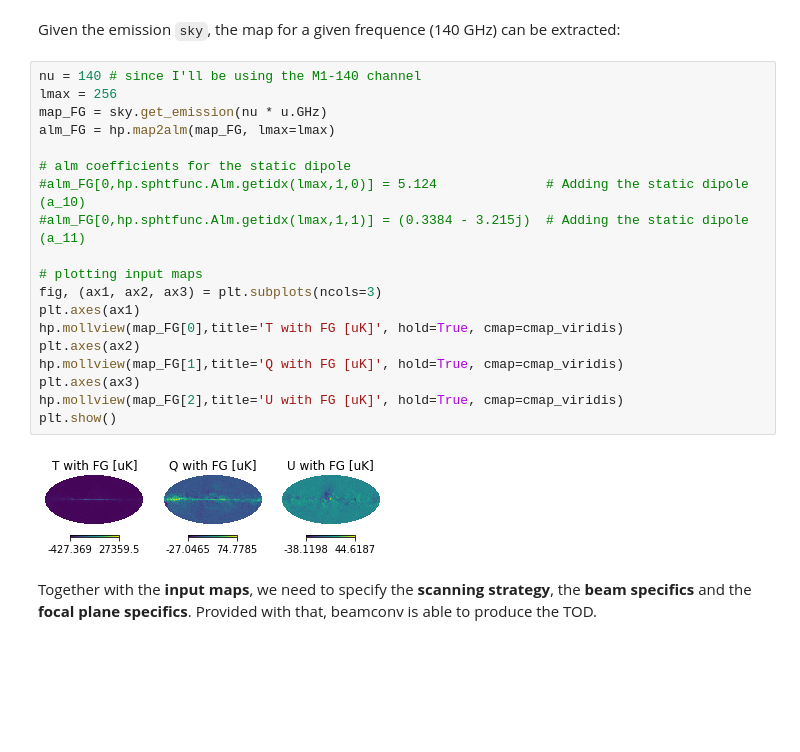
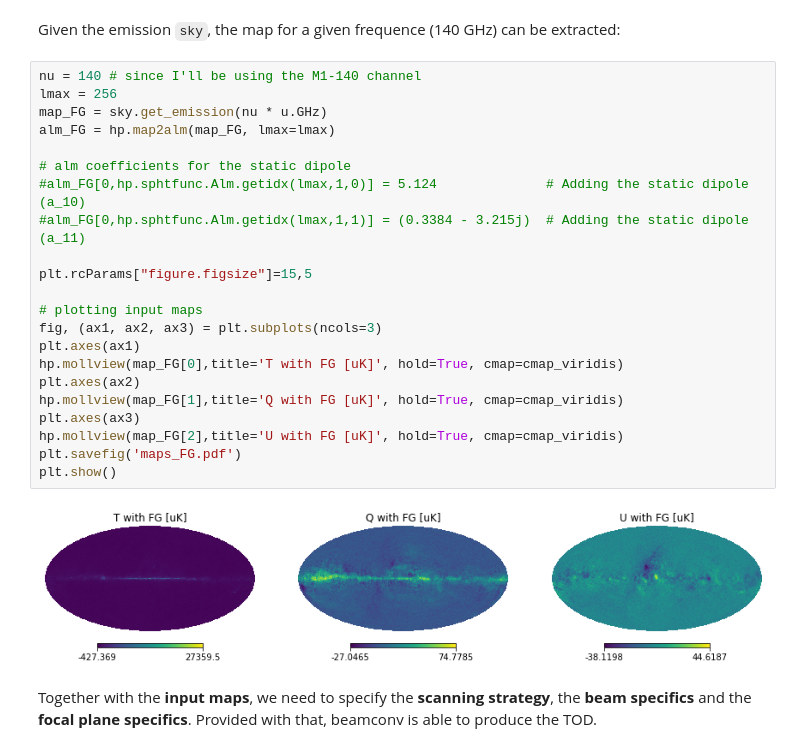
Before and after one commit to martamonelli/beamconv_tidy, a Jupyter notebook: beamconv/demo_PySM_IMO_non-idealities_dipole.ipynb, the cells around one changed output. Saved outputs shown, nothing was run; the diff lists cells and outputs as text; blank space fills up the shorter version.

Commit message:
plotting stuff

```diff
--- a/beamconv/demo_PySM_IMO_non-idealities_dipole.ipynb
+++ b/beamconv/demo_PySM_IMO_non-idealities_dipole.ipynb
@@ -55,24 +55,27 @@ Given the emission <code>sky</code>, the map for a given frequence (140 GHz) can
 # %%
 nu = 140 # since I'll be using the M1-140 channel
 lmax = 256
 map_FG = sky.get_emission(nu * u.GHz)
 alm_FG = hp.map2alm(map_FG, lmax=lmax)
 
 # alm coefficients for the static dipole
 #alm_FG[0,hp.sphtfunc.Alm.getidx(lmax,1,0)] = 5.124              # Adding the static dipole (a_10)
 #alm_FG[0,hp.sphtfunc.Alm.getidx(lmax,1,1)] = (0.3384 - 3.215j)  # Adding the static dipole (a_11)
 
+plt.rcParams["figure.figsize"]=15,5
+
 # plotting input maps
 fig, (ax1, ax2, ax3) = plt.subplots(ncols=3)
 plt.axes(ax1)
 hp.mollview(map_FG[0],title='T with FG [uK]', hold=True, cmap=cmap_viridis)
 plt.axes(ax2)
 hp.mollview(map_FG[1],title='Q with FG [uK]', hold=True, cmap=cmap_viridis)
 plt.axes(ax3)
 hp.mollview(map_FG[2],title='U with FG [uK]', hold=True, cmap=cmap_viridis)
+plt.savefig('maps_FG.pdf')
 plt.show()
 # %% [output]
-[figure, old version]
+[figure, new version]
 # %% [markdown]
 Together with the <b>input maps</b>, we need to specify the <b>scanning strategy</b>, the <b>beam specifics</b> and the <b>focal plane specifics</b>. Provided with that, beamconv is able to produce the TOD.
 # %% [markdown]
```
Also changed, not shown: 1 other file.
